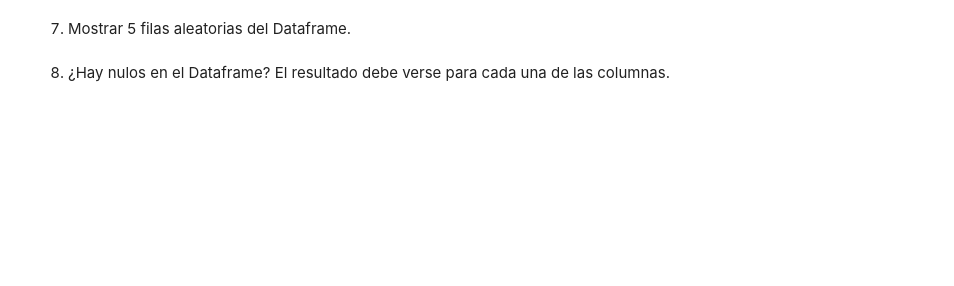
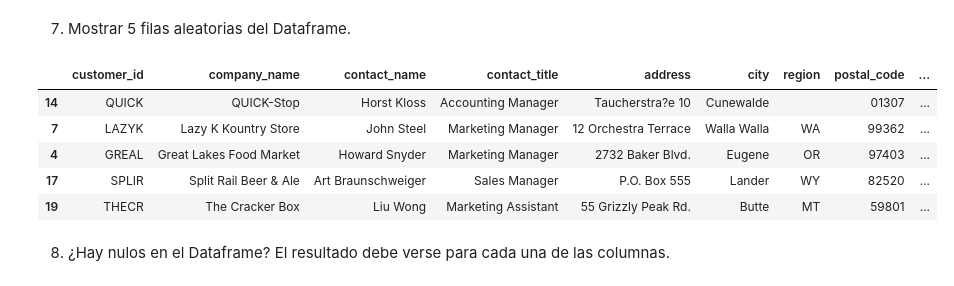
Before and after one commit to fernandaMarti/Modulo_02, a Jupyter notebook: 13_promoH-modulo2-Python_SQL-Fer-Sil.ipynb, the cells around one changed output. Saved outputs shown, nothing was run; the diff lists cells and outputs as text; code cells hidden in the pictures; blank space fills up the shorter version.

```diff
--- a/13_promoH-modulo2-Python_SQL-Fer-Sil.ipynb
+++ b/13_promoH-modulo2-Python_SQL-Fer-Sil.ipynb
@@ -19,4 +180,13 @@ Pair programming Python + SQL
 # %% [markdown]
 7.  Mostrar 5 filas aleatorias del Dataframe.
+# %%
+df.sample(5)
+# %% [output]
+|  | customer_id | company_name | contact_name | contact_title | address | city | region | postal_code | ... |
+| 14 | QUICK | QUICK-Stop | Horst Kloss | Accounting Manager | Taucherstra?e 10 | Cunewalde |  | 01307 | ... |
+| 7 | LAZYK | Lazy K Kountry Store | John Steel | Marketing Manager | 12 Orchestra Terrace | Walla Walla | WA | 99362 | ... |
+| 4 | GREAL | Great Lakes Food Market | Howard Snyder | Marketing Manager | 2732 Baker Blvd. | Eugene | OR | 97403 | ... |
+| 17 | SPLIR | Split Rail Beer & Ale | Art Braunschweiger | Sales Manager | P.O. Box 555 | Lander | WY | 82520 | ... |
+| 19 | THECR | The Cracker Box | Liu Wong | Marketing Assistant | 55 Grizzly Peak Rd. | Butte | MT | 59801 | ... |
 # %% [markdown]
 8. ¿Hay nulos en el Dataframe? El resultado debe verse para cada una de las columnas.
```
Also changed, not shown: parts of 15 cells of this notebook.
